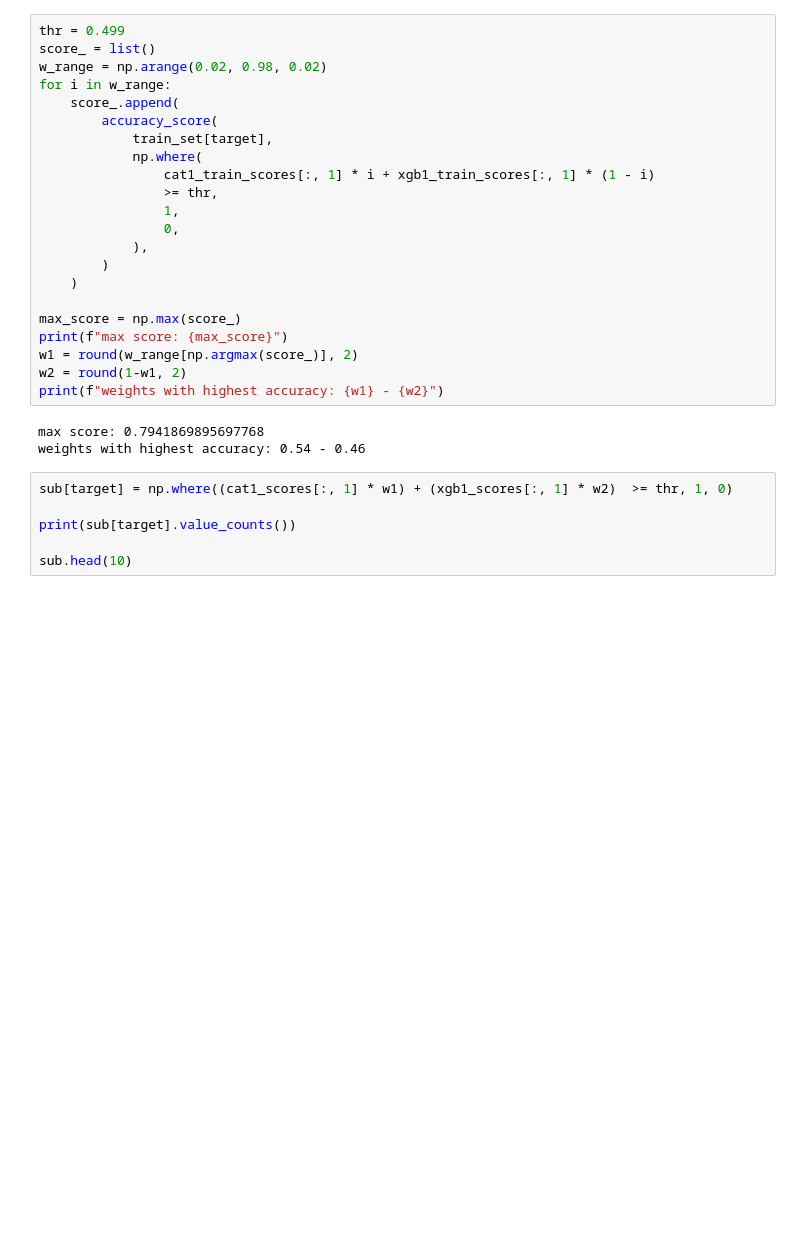
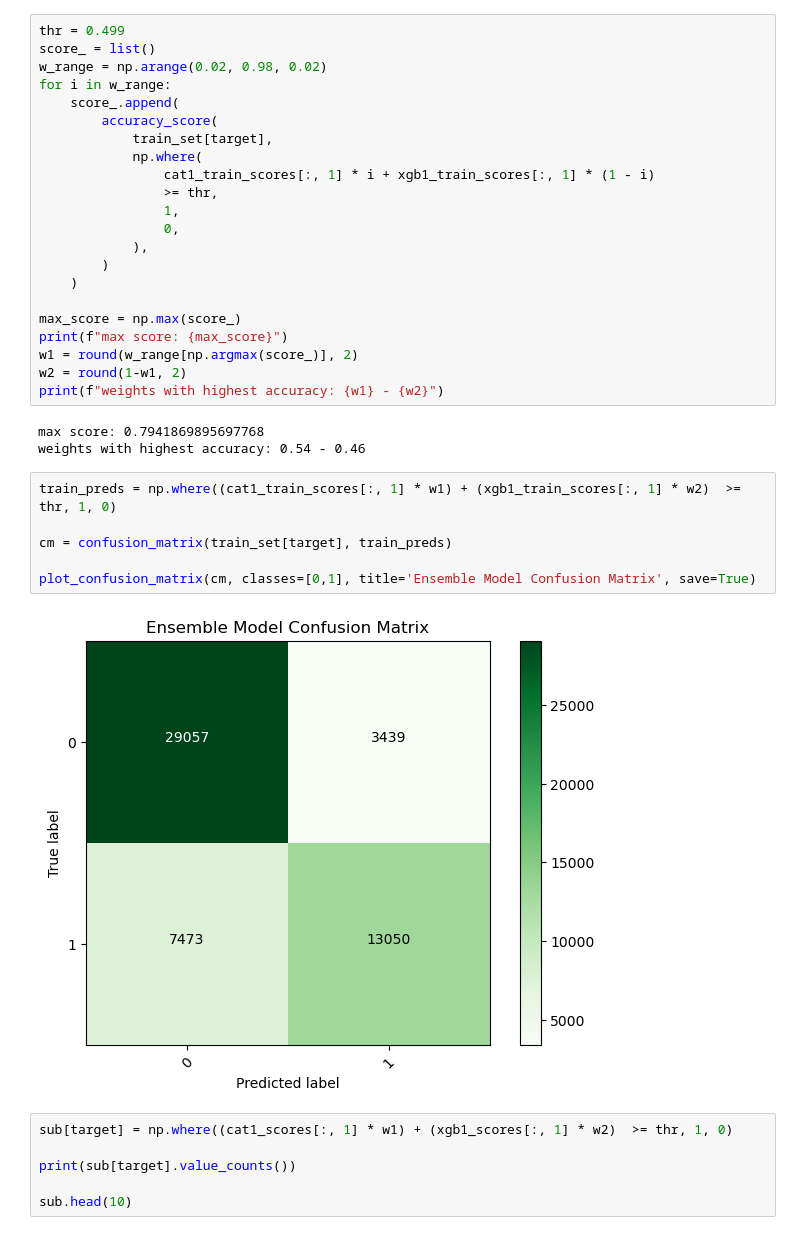
Before and after one commit to sercanyesiloz/Garanti-BBVA-Data-Camp-Coderspace, a Jupyter notebook: FE & Modelling.ipynb, the cells around one changed output. Cells and saved outputs as stored; diff of their text form; blank space fills up the shorter version.

```diff
--- a/FE & Modelling.ipynb
+++ b/FE & Modelling.ipynb
@@ -553,6 +553,14 @@ print(f"weights with highest accuracy: {w1} - {w2}")
 # %% [output]
 max score: 0.7941869895697768
 weights with highest accuracy: 0.54 - 0.46
+# %%
+train_preds = np.where((cat1_train_scores[:, 1] * w1) + (xgb1_train_scores[:, 1] * w2)  >= thr, 1, 0)
+
+cm = confusion_matrix(train_set[target], train_preds)
+
+plot_confusion_matrix(cm, classes=[0,1], title='Ensemble Model Confusion Matrix', save=True)
+# %% [output]
+[figure, added]
 # %%
 sub[target] = np.where((cat1_scores[:, 1] * w1) + (xgb1_scores[:, 1] * w2)  >= thr, 1, 0)
 
```
Also changed, not shown: parts of 3 cells of this notebook, 16 other files.
